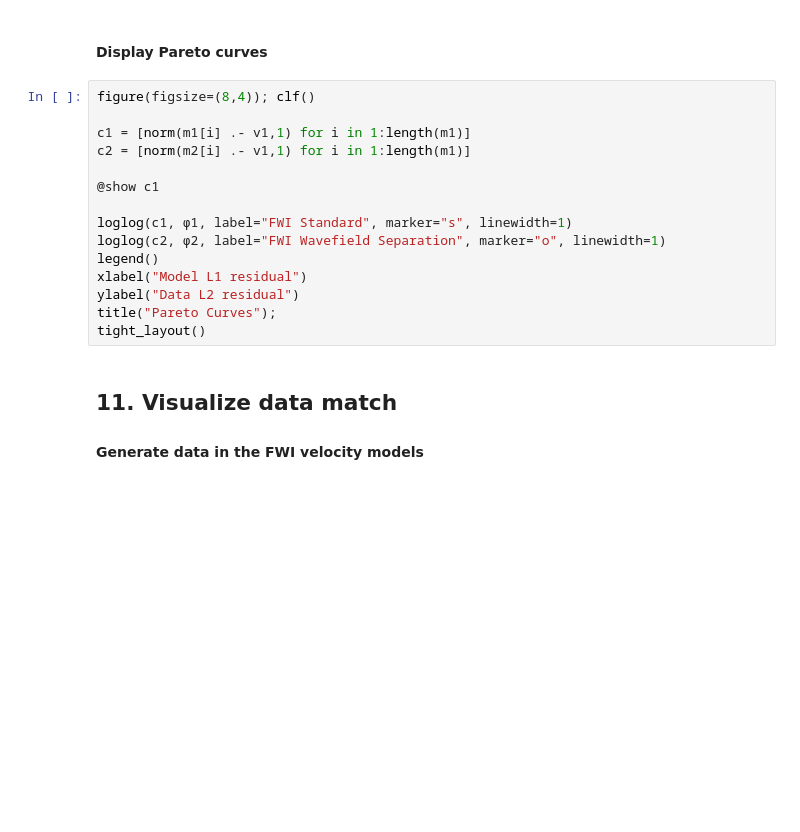
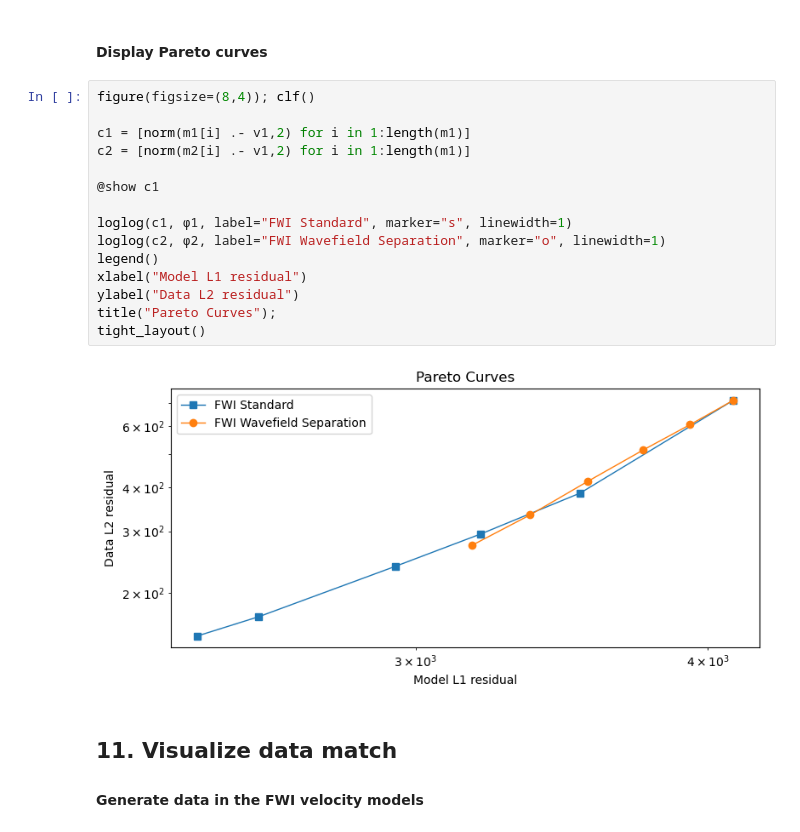
Before and after one commit to ChevronETC/Examples, a Jupyter notebook: 50_fwi/02_fwi_L2_wavefieldsep.ipynb, the cells around one changed output. Cells and saved outputs as stored; diff of their text form; blank space fills up the shorter version.

```diff
--- a/50_fwi/02_fwi_L2_wavefieldsep.ipynb
+++ b/50_fwi/02_fwi_L2_wavefieldsep.ipynb
@@ -486,18 +547,20 @@ tight_layout()
 # %%
 figure(figsize=(8,4)); clf()
 
-c1 = [norm(m1[i] .- v1,1) for i in 1:length(m1)]
-c2 = [norm(m2[i] .- v1,1) for i in 1:length(m1)]
+c1 = [norm(m1[i] .- v1,2) for i in 1:length(m1)]
+c2 = [norm(m2[i] .- v1,2) for i in 1:length(m1)]
 
 @show c1
 
 loglog(c1, ϕ1, label="FWI Standard", marker="s", linewidth=1)
 loglog(c2, ϕ2, label="FWI Wavefield Separation", marker="o", linewidth=1)
 legend()
 xlabel("Model L1 residual")
 ylabel("Data L2 residual")
 title("Pareto Curves");
 tight_layout()
+# %% [output]
+[figure, added]
 # %% [markdown]
 ## 11. Visualize data match
 #### Generate data in the FWI velocity models
```
Also changed, not shown: parts of 23 cells of this notebook.
